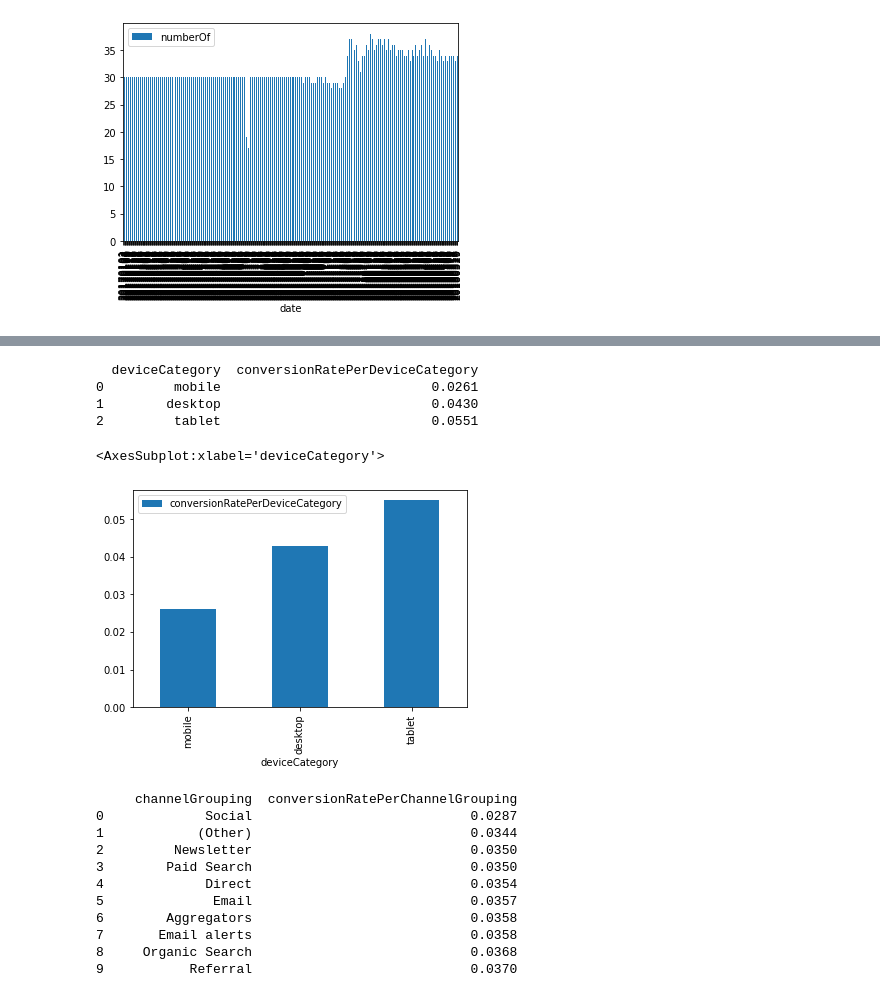
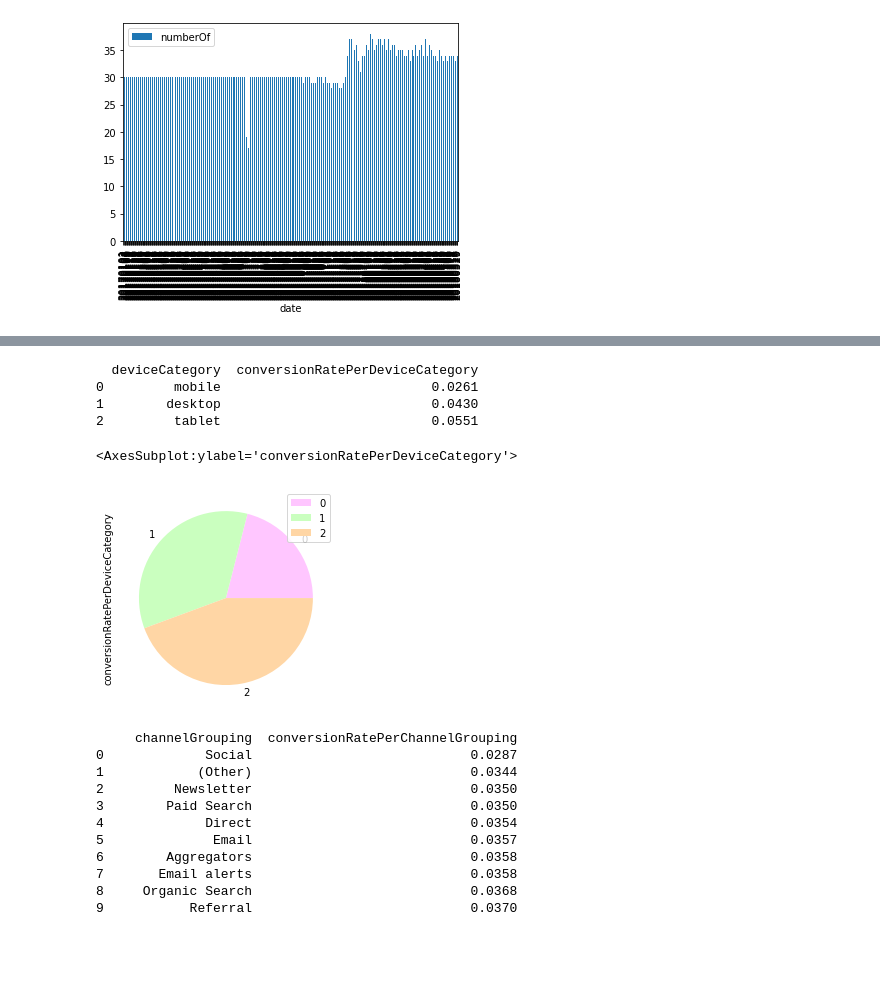
Before and after one commit to Coletterbox/More-BigQuery-with-Python, a Jupyter notebook: queriesWithGraphs1.ipynb, the cells around one changed output, grey strips where cells are left out. Saved outputs shown, nothing was run; the diff lists cells and outputs as text; code cells hidden in the pictures; blank space fills up the shorter version.

```diff
--- a/queriesWithGraphs1.ipynb
+++ b/queriesWithGraphs1.ipynb
@@ -116,18 +123,18 @@ runQuery(query5).plot.pie(y='averageConversionsPerDeviceCategory', colors=['#FFC
 # %%
 query6 = """
     SELECT deviceCategory, ROUND((AVG(conversions))/(AVG(sessions)), 4) as conversionRatePerDeviceCategory
     FROM `apprenticeship-299321.sample_data.datatable`
     GROUP BY deviceCategory
     ORDER BY conversionRatePerDeviceCategory
 """
-runQuery(query6).plot.bar(x='deviceCategory', y='conversionRatePerDeviceCategory')
+runQuery(query6).plot.pie(x='deviceCategory', y='conversionRatePerDeviceCategory', normalize=True, colors=['#FFC6FF', '#CAFFBF', '#FFD6A5'])
 # %% [output]
   deviceCategory  conversionRatePerDeviceCategory
 0         mobile                           0.0261
 1        desktop                           0.0430
 2         tablet                           0.0551
-<AxesSubplot:xlabel='deviceCategory'>
+<AxesSubplot:ylabel='conversionRatePerDeviceCategory'>
-[figure, old version]
+[figure, new version]
 # %%
 query7 = """
     SELECT channelGrouping, ROUND((AVG(conversions))/(AVG(sessions)), 4) as conversionRatePerChannelGrouping
```
Also changed, not shown: parts of 4 cells of this notebook.
